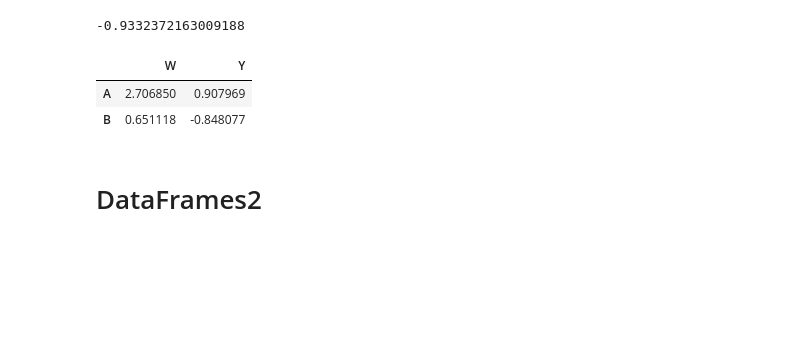
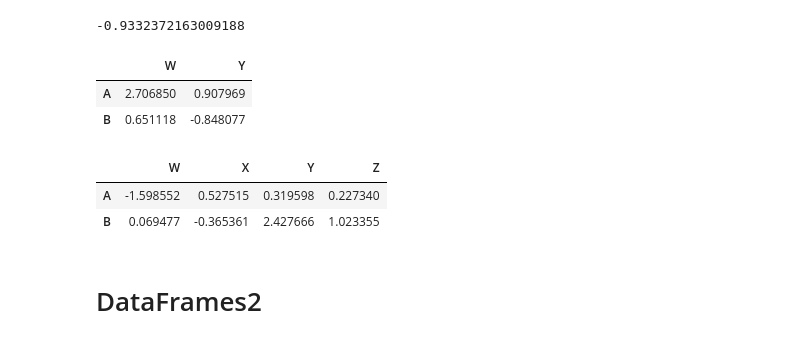
Before and after one commit to nomanbaig98/python-for-data-science-and-machine-learning-bootcamp, a Jupyter notebook: 03 python for data analysis - Pandas/01 pandas.ipynb, the cells around one changed output. Saved outputs shown, nothing was run; the diff lists cells and outputs as text; code cells hidden in the pictures; blank space fills up the shorter version.

```diff
--- a/03 python for data analysis - Pandas/01 pandas.ipynb
+++ b/03 python for data analysis - Pandas/01 pandas.ipynb
@@ -295,6 +303,12 @@ df.loc[['A','B'],['W','Y']]
 |  | W | Y |
 | A | 2.706850 | 0.907969 |
 | B | 0.651118 | -0.848077 |
+# %%
+df.loc[['A','B']]
+# %% [output]
+|  | W | X | Y | Z |
+| A | -1.598552 | 0.527515 | 0.319598 | 0.227340 |
+| B | 0.069477 | -0.365361 | 2.427666 | 1.023355 |
 # %% [markdown]
 # DataFrames2
 # %%
```
Also changed, not shown: parts of 4 cells of this notebook, 1 other file.
